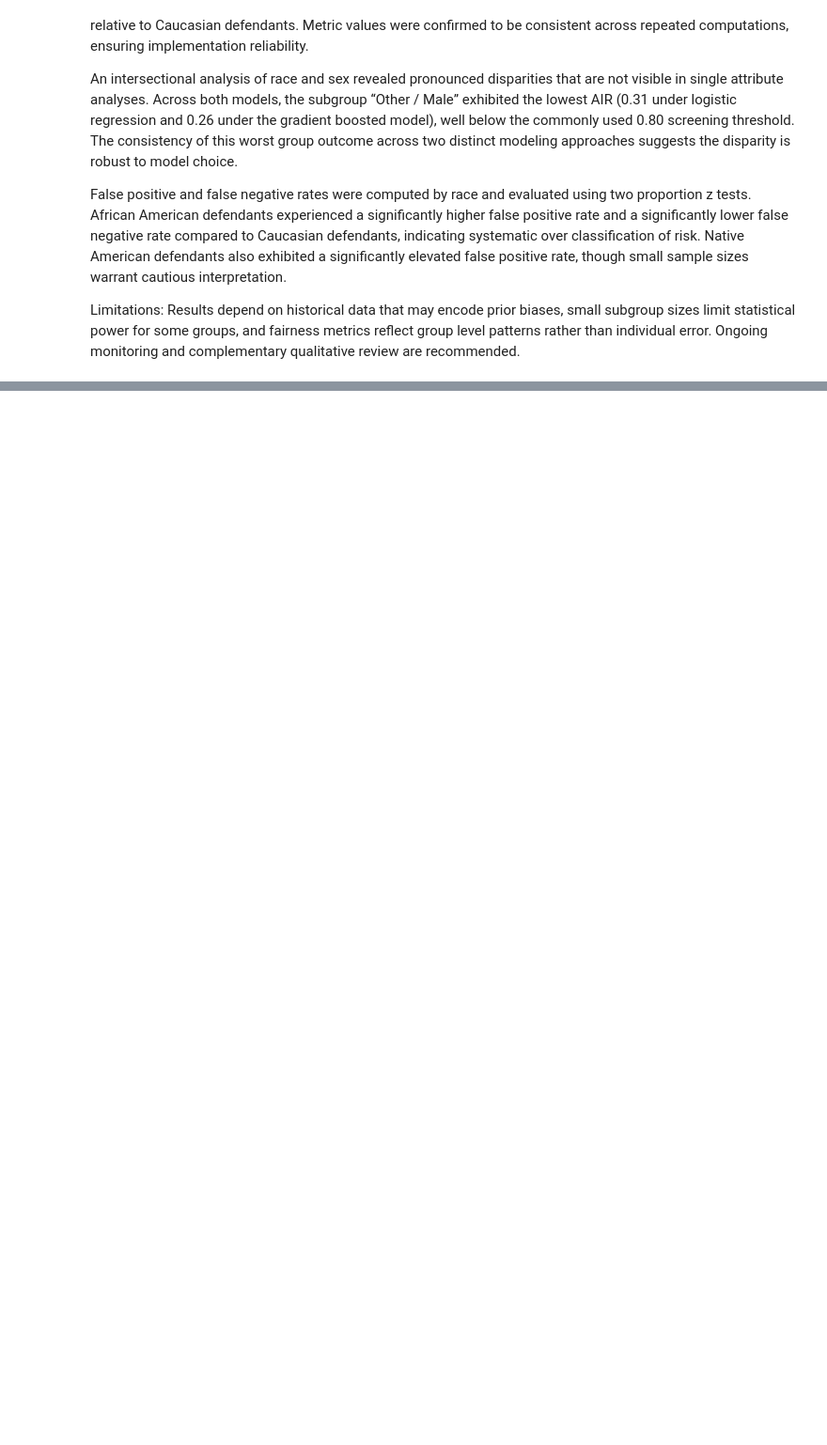
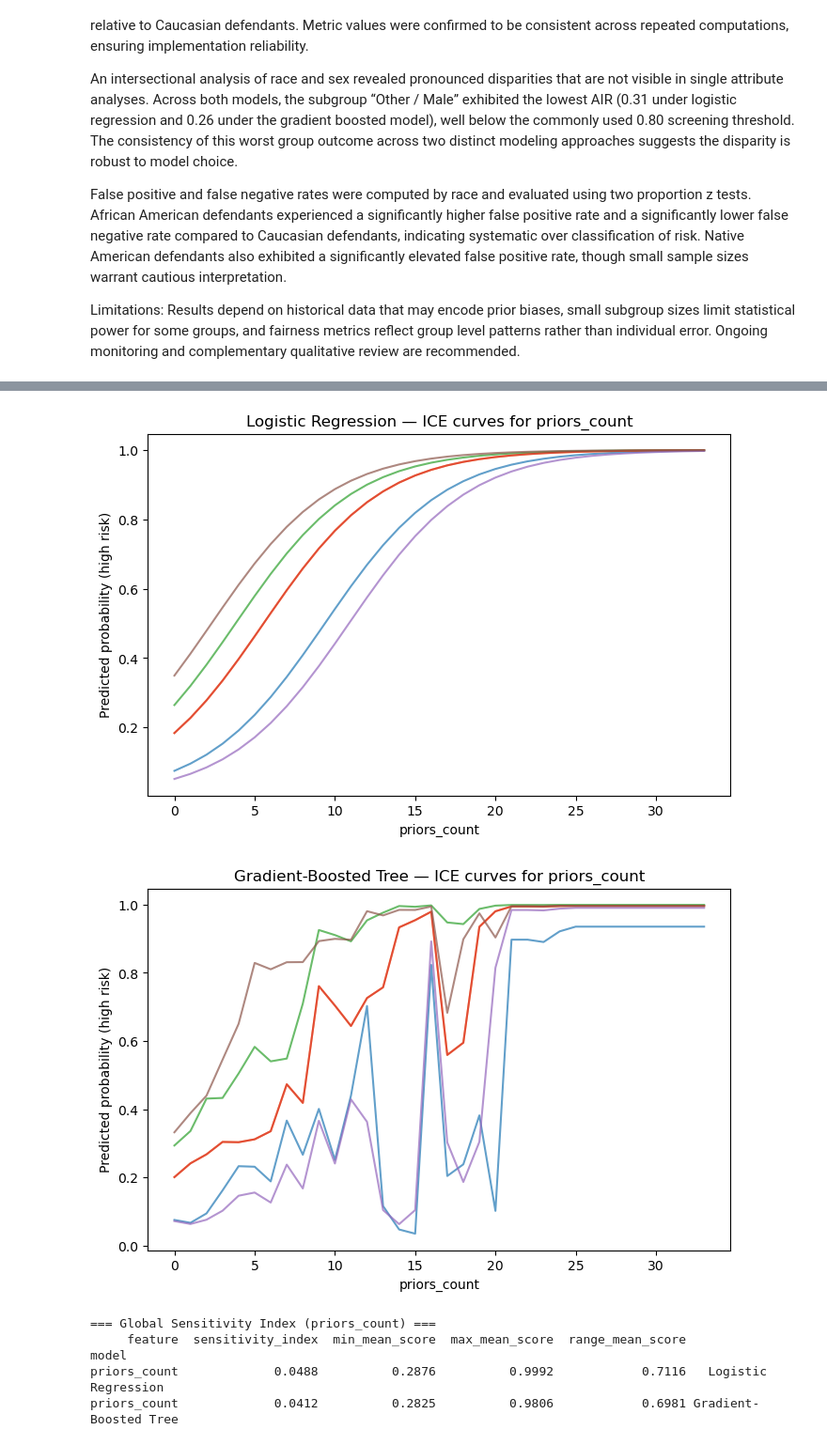
Before and after one commit to isambilo/rML, a Jupyter notebook: COMPAS_Analysis.ipynb, the cells around one changed output, grey strips where cells are left out. Shown at 94% size. Saved outputs shown, nothing was run; the diff lists cells and outputs as text; code cells hidden in the pictures; blank space fills up the shorter version.

```diff
--- a/COMPAS_Analysis.ipynb
+++ b/COMPAS_Analysis.ipynb
@@ -1804,0 +2525,16 @@ Limitations: Results depend on historical data that may encode prior biases, sma
+# %%
+# ------------------------------------------------------------
+# Robustness: slice-based evaluation
+# ------------------------------------------------------------
+slice_features = ["race_factor", "gender_factor", "age_factor", "crime_factor"]
+
+for name, model in models.items():
+    slice_tables = []
+    for col in slice_features:
+        slice_tables.append(slice_metrics(model, X_test, y_test, group_col=col))
+
+    slice_eval = pd.concat(slice_tables, ignore_index=True)
+    slice_eval = slice_eval.sort_values(["slice_feature", "n"], ascending=[True, False])
+
+    print(f"\n=== Slice-Based Evaluation — {name} ===")
+    print(slice_eval.round(4).to_string(index=False))
@@ -1804,0 +2602,51 @@ Limitations: Results depend on historical data that may encode prior biases, sma
+# %%
+# ------------------------------------------------------------
+# Robustness: stress scenarios on priors_count
+# ------------------------------------------------------------
+for name, model in models.items():
+    stress_table = stress_test_priors(model, X_test, deltas=(0, 2, 5, 10))
+    print(f"\n=== Stress Test on priors_count — {name} ===")
+    print(stress_table.round(4).to_string(index=False))
+
+# ------------------------------------------------------------
+# ICE-style sensitivity plots for priors_count
+# ------------------------------------------------------------
+priors_grid = np.arange(
+    int(X_test["priors_count"].min()),
+    int(X_test["priors_count"].max()) + 1
+)
+
+plot_ice_numeric(
+    lr_pipeline,
+    X_test,
+    feature_col="priors_count",
+    values=priors_grid,
+    n_instances=6,
+    random_state=42,
+    title="Logistic Regression — ICE curves for priors_count"
+)
+
+plot_ice_numeric(
+    gbt_pipeline,
+    X_test,
+    feature_col="priors_count",
+    values=priors_grid,
+    n_instances=6,
+    random_state=42,
+    title="Gradient-Boosted Tree — ICE curves for priors_count"
+)
+
+# ------------------------------------------------------------
+# Global sensitivity index for priors_count
+# ------------------------------------------------------------
+lr_sens = global_sensitivity_index(lr_pipeline, X_test, "priors_count", priors_grid)
+gbt_sens = global_sensitivity_index(gbt_pipeline, X_test, "priors_count", priors_grid)
+
+sensitivity_table = pd.concat([
+    lr_sens.assign(model="Logistic Regression"),
+    gbt_sens.assign(model="Gradient-Boosted Tree"),
+], ignore_index=True)
+
+print("\n=== Global Sensitivity Index (priors_count) ===")
+print(sensitivity_table.round(6).to_string(index=False))
+# %% [output]
@@ -1804,0 +2666,6 @@ Limitations: Results depend on historical data that may encode prior biases, sma
+[figure, added]
+[figure, added]
+=== Global Sensitivity Index (priors_count) ===
+     feature  sensitivity_index  min_mean_score  max_mean_score  range_mean_score                 model
+priors_count             0.0488          0.2876          0.9992            0.7116   Logistic Regression
+priors_count             0.0412          0.2825          0.9806            0.6981 Gradient-Boosted Tree
```
Also changed, not shown: parts of 57 cells of this notebook.
